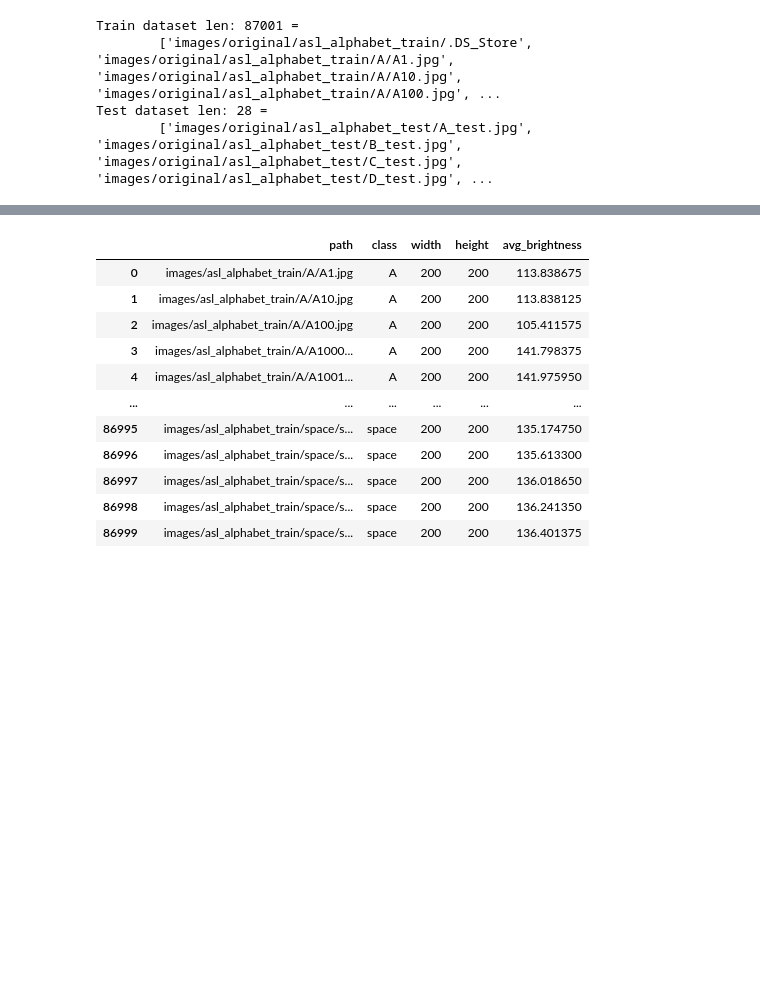
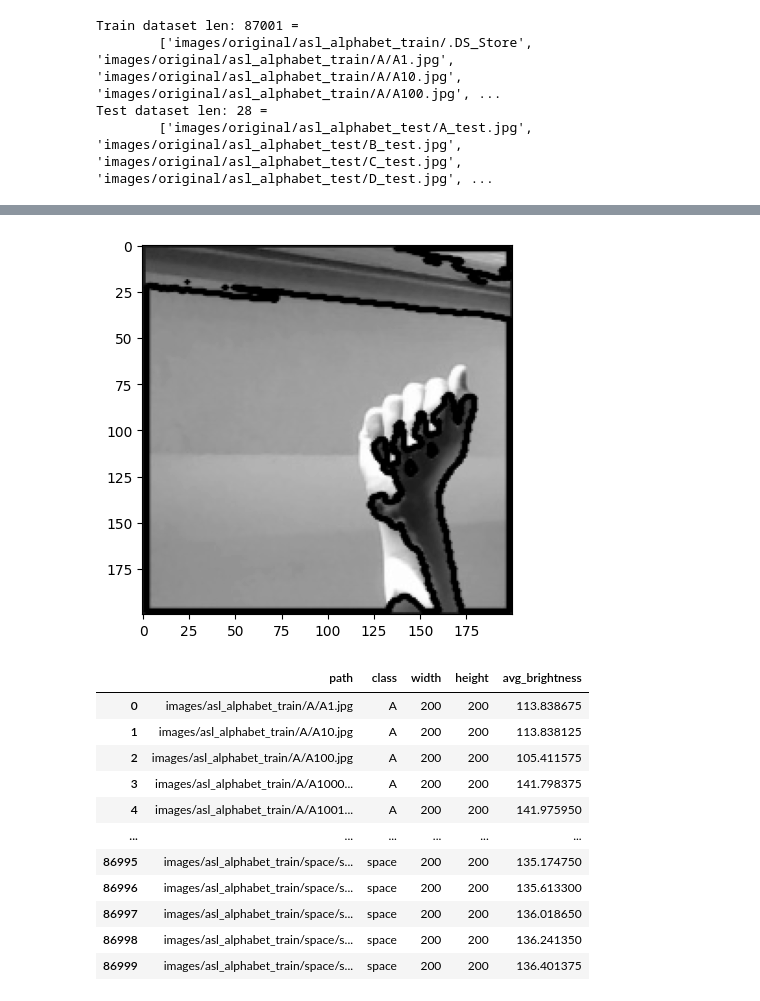
Before and after one commit to AlexHoangs/ASL-Recognition, a Jupyter notebook: eda.ipynb, the cells around one changed output, grey strips where cells are left out. Saved outputs shown, nothing was run; the diff lists cells and outputs as text; code cells hidden in the pictures; blank space fills up the shorter version.

```diff
--- a/eda.ipynb
+++ b/eda.ipynb
@@ -28,3 +70,21 @@ Test dataset len: 28 =
+# %%
+img = cv.imread('images/original/asl_alphabet_train/A/A1000.jpg', cv.IMREAD_GRAYSCALE)
+assert img is not None, "file could not be read, check with os.path.exists()"
+ret,thresh1 = cv.threshold(img,127,255,cv.THRESH_BINARY)
+
+# detect the contours on the binary image using cv2.CHAIN_APPROX_NONE
+contours, hierarchy = cv.findContours(thresh1, cv.RETR_EXTERNAL, cv.CHAIN_APPROX_SIMPLE)
+
+# draw contours on the original image
+image_copy = img.copy()
+cv.drawContours(image=image_copy, contours=contours, contourIdx=-1, color=(0, 255, 0), thickness=2, lineType=cv.LINE_AA)
+
+# see the results
+plt.imshow(image_copy,'gray')
+cv.waitKey(0)
+cv.destroyAllWindows()
+# %% [output]
+[figure, added]
 # %%
 def downsample_imgs(train_img_paths):
     for i, path in enumerate(train_img_paths):
```
Also changed, not shown: parts of 3 cells of this notebook.
